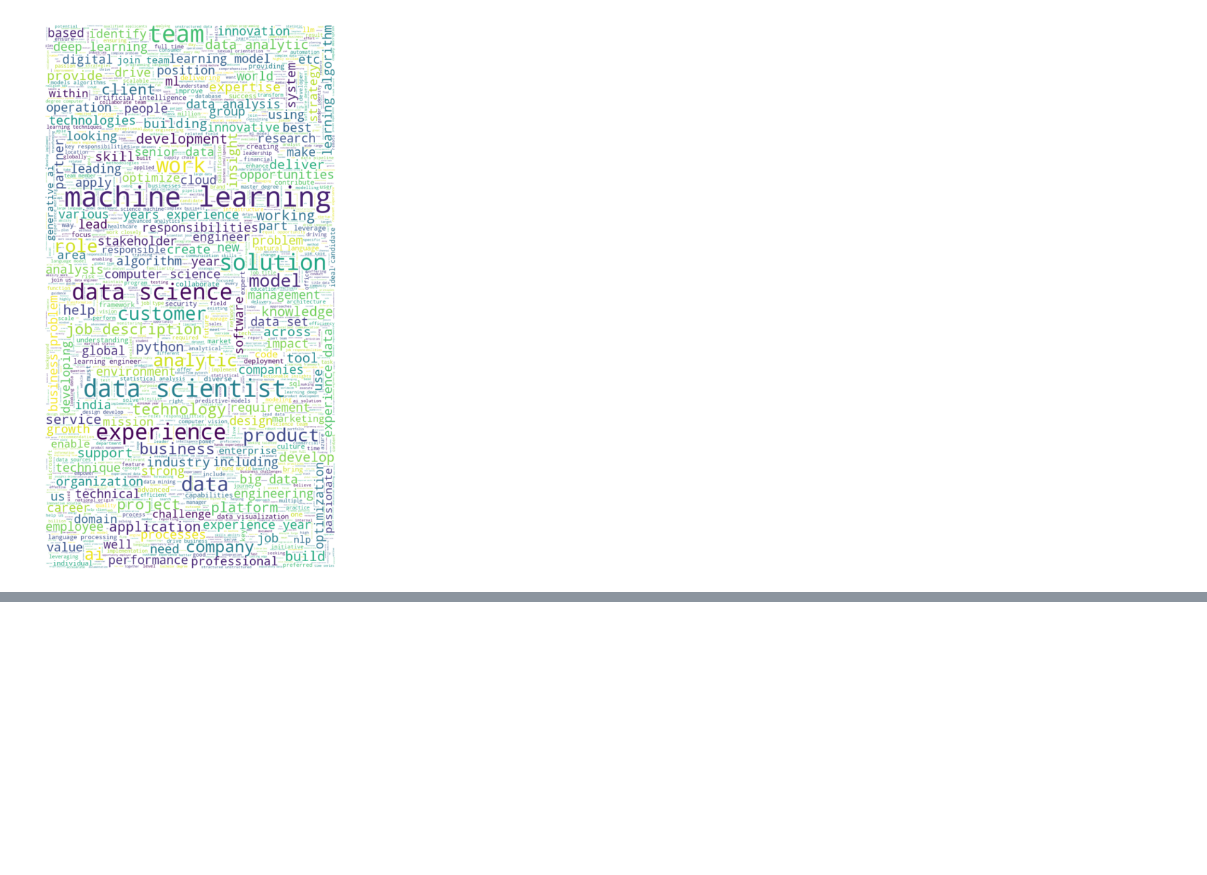
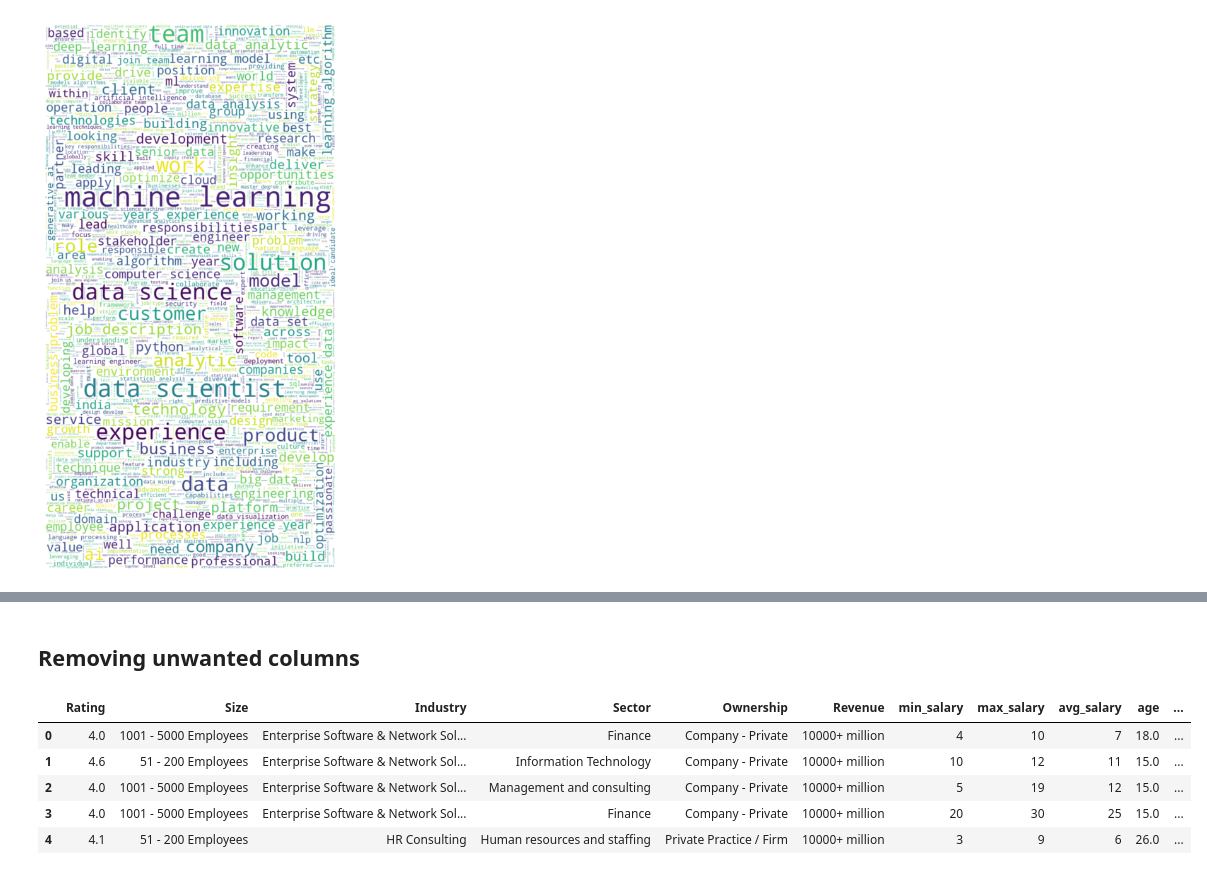
Before and after one commit to Dhanush-Raj1/Data-Science-Salary-Project, a Jupyter notebook: notebook/data_eda.ipynb, the cells around one changed output, grey strips where cells are left out. Drawn from its saved outputs; the diff is of its cells as text; code cells hidden in the pictures; blank space fills up the shorter version.

```diff
--- a/notebook/data_eda.ipynb
+++ b/notebook/data_eda.ipynb
@@ -830,0 +988,4 @@ df_copy.to_csv('data_eda.csv', index=False)
+# %%
+ownership_index = df[df['Ownership'].isin(['Self-employed'])].index
+
+df = df.drop(ownership_index)
@@ -830,0 +1016,8 @@ df_copy.to_csv('data_eda.csv', index=False)
+# %%
+index_remove = df[df['Revenue'].str.contains('500 - 1000 million')].index
+
+df = df.drop(index_remove)
+
+df['Revenue'].value_counts()
+
+print(df.shape)
@@ -830,0 +1047,15 @@ df_copy.to_csv('data_eda.csv', index=False)
+# %% [markdown]
+## Removing unwanted columns
+# %%
+df.drop(['Company', 'Job_title', 'Job_Description', 'Founded'], axis=1, inplace=True)
+# %%
+df.drop(['Location'], axis=1, inplace=True)
+# %%
+df.head()
+# %% [output]
+|  | Rating | Size | Industry | Sector | Ownership | Revenue | min_salary | max_salary | avg_salary | age | ... |
+| 0 | 4.0 | 1001 - 5000 Employees | Enterprise Software & Network Sol... | Finance | Company - Private | 10000+ million | 4 | 10 | 7 | 18.0 | ... |
+| 1 | 4.6 | 51 - 200 Employees | Enterprise Software & Network Sol... | Information Technology | Company - Private | 10000+ million | 10 | 12 | 11 | 15.0 | ... |
+| 2 | 4.0 | 1001 - 5000 Employees | Enterprise Software & Network Sol... | Management and consulting | Company - Private | 10000+ million | 5 | 19 | 12 | 15.0 | ... |
+| 3 | 4.0 | 1001 - 5000 Employees | Enterprise Software & Network Sol... | Finance | Company - Private | 10000+ million | 20 | 30 | 25 | 15.0 | ... |
+| 4 | 4.1 | 51 - 200 Employees | HR Consulting | Human resources and staffing | Private Practice / Firm | 10000+ million | 3 | 9 | 6 | 26.0 | ... |
```
Also changed, not shown: parts of 28 cells of this notebook, 49 other files.
